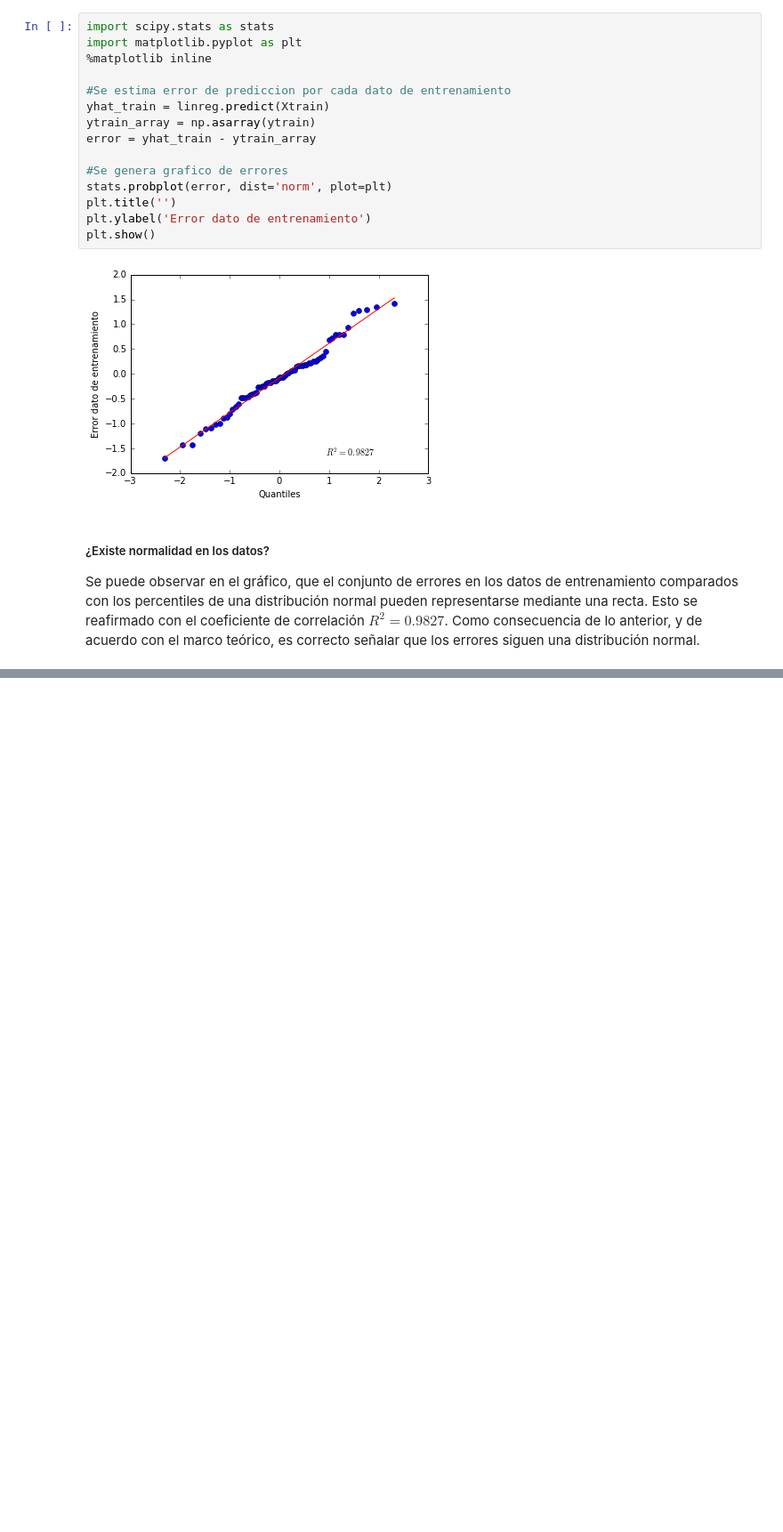
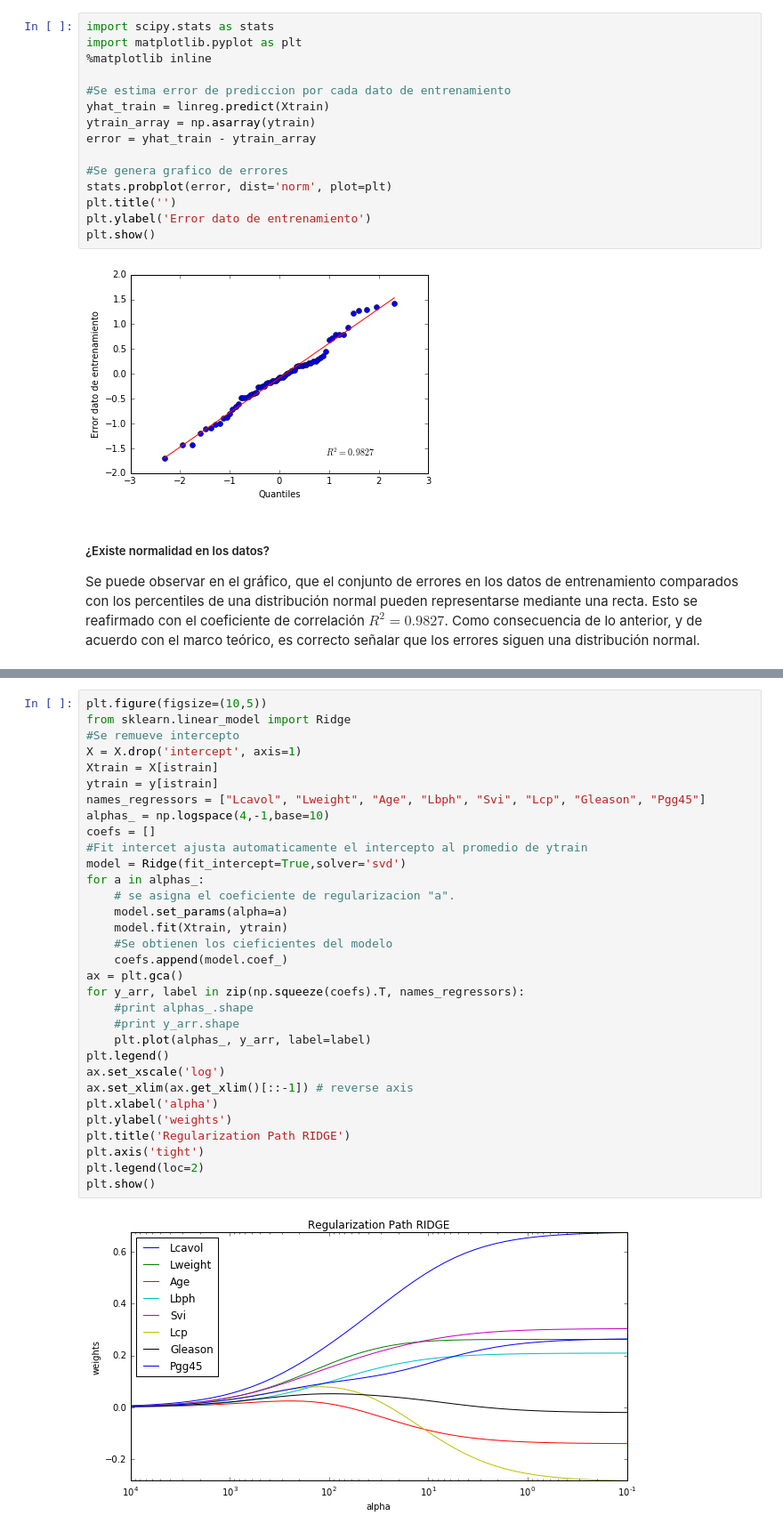
Before and after one commit to mazino/ML-Tarea1, a Jupyter notebook: code/Regresion Lineal.ipynb, the cells around one changed output, grey strips where cells are left out. Shown at 89% size. Cells and saved outputs as stored; diff of their text form; blank space fills up the shorter version.

```diff
--- a/code/Regresion Lineal.ipynb
+++ b/code/Regresion Lineal.ipynb
@@ -206,0 +426,34 @@ Se puede observar en el gráfico, que el conjunto de errores en los datos de ent
+# %%
+plt.figure(figsize=(10,5))
+from sklearn.linear_model import Ridge
+#Se remueve intercepto
+X = X.drop('intercept', axis=1)
+Xtrain = X[istrain]
+ytrain = y[istrain]
+names_regressors = ["Lcavol", "Lweight", "Age", "Lbph", "Svi", "Lcp", "Gleason", "Pgg45"]
+alphas_ = np.logspace(4,-1,base=10)
+coefs = []
+#Fit intercet ajusta automaticamente el intercepto al promedio de ytrain
+model = Ridge(fit_intercept=True,solver='svd')
+for a in alphas_:
+    # se asigna el coeficiente de regularizacion "a".
+	model.set_params(alpha=a)
+	model.fit(Xtrain, ytrain)
+    #Se obtienen los cieficientes del modelo
+	coefs.append(model.coef_)
+ax = plt.gca()
+for y_arr, label in zip(np.squeeze(coefs).T, names_regressors):
+	#print alphas_.shape
+	#print y_arr.shape
+	plt.plot(alphas_, y_arr, label=label)
+plt.legend()
+ax.set_xscale('log')
+ax.set_xlim(ax.get_xlim()[::-1]) # reverse axis
+plt.xlabel('alpha')
+plt.ylabel('weights')
+plt.title('Regularization Path RIDGE')
+plt.axis('tight')
+plt.legend(loc=2)
+plt.show()
+# %% [output]
+[figure, added]
```
Also changed, not shown: parts of 35 cells of this notebook.
